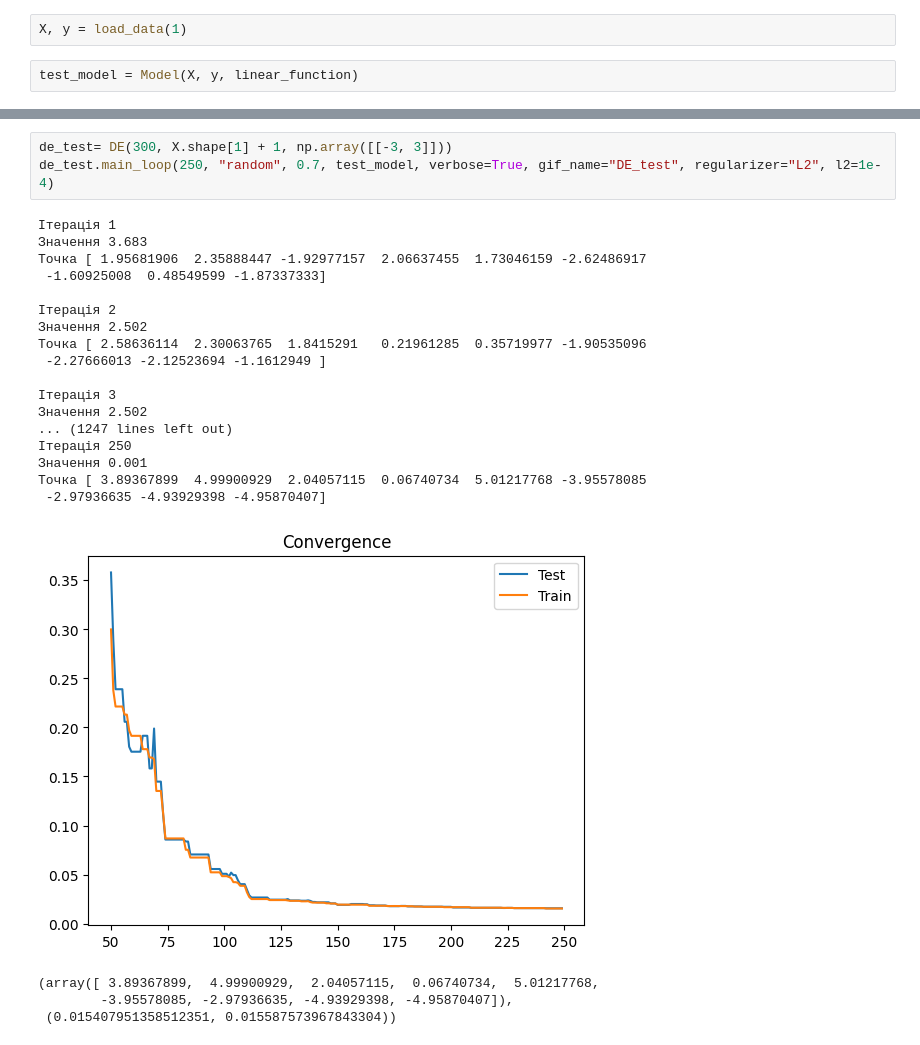
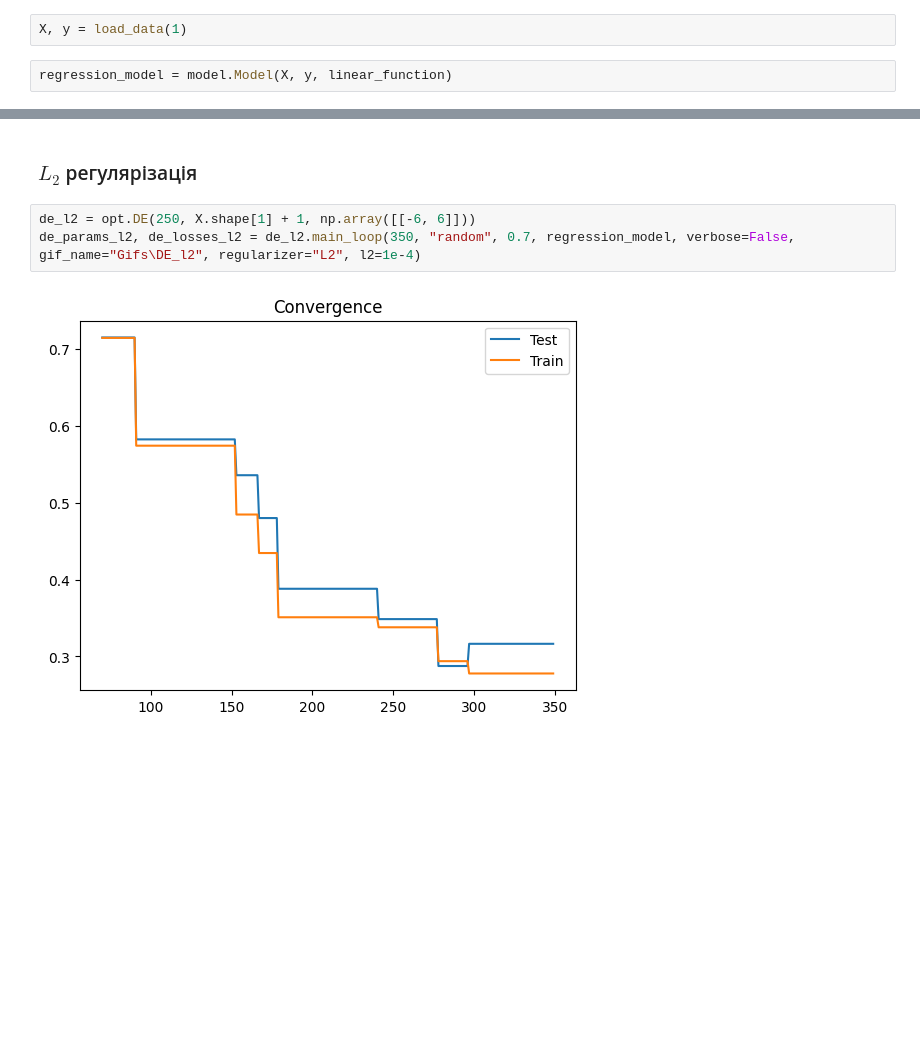
Before and after one commit to Aznatdor/Swarm-Intelligence, a Jupyter notebook: Lab 7/lab_7.ipynb, the cells around one changed output, grey strips where cells are left out. Saved outputs shown, nothing was run; the diff lists cells and outputs as text; blank space fills up the shorter version.

```diff
--- a/Lab 7/lab_7.ipynb
+++ b/Lab 7/lab_7.ipynb
@@ -340,4 +31,4 @@ def linear_function(x, params):
 # %%
 X, y = load_data(1)
 # %%
-test_model = Model(X, y, linear_function)
+regression_model = model.Model(X, y, linear_function)
@@ -376,25 +244,7 @@ pso_l1.main_loop(test_model, 250, verbose=False, gif_name="PSO_elastic", regular
+# %% [markdown]
+### $L_2$ регулярізація
 # %%
-de_test= DE(300, X.shape[1] + 1, np.array([[-3, 3]]))
-de_test.main_loop(250, "random", 0.7, test_model, verbose=True, gif_name="DE_test", regularizer="L2", l2=1e-4)
+de_l2 = opt.DE(250, X.shape[1] + 1, np.array([[-6, 6]]))
+de_params_l2, de_losses_l2 = de_l2.main_loop(350, "random", 0.7, regression_model, verbose=False, gif_name="Gifs\DE_l2", regularizer="L2", l2=1e-4)
 # %% [output]
-Ітерація 1
-Значення 3.683
-Точка [ 1.95681906  2.35888447 -1.92977157  2.06637455  1.73046159 -2.62486917
- -1.60925008  0.48549599 -1.87337333]
-
-Ітерація 2
-Значення 2.502
-Точка [ 2.58636114  2.30063765  1.8415291   0.21961285  0.35719977 -1.90535096
- -2.27666013 -2.12523694 -1.1612949 ]
-
-Ітерація 3
-Значення 2.502
-... (1247 lines left out)
-Ітерація 250
-Значення 0.001
-Точка [ 3.89367899  4.99900929  2.04057115  0.06740734  5.01217768 -3.95578085
- -2.97936635 -4.93929398 -4.95870407]
-[figure, old version]
+[figure, new version]
-(array([ 3.89367899,  4.99900929,  2.04057115,  0.06740734,  5.01217768,
-        -3.95578085, -2.97936635, -4.93929398, -4.95870407]),
- (0.015407951358512351, 0.015587573967843304))
```
Also changed, not shown: parts of 44 cells of this notebook.
